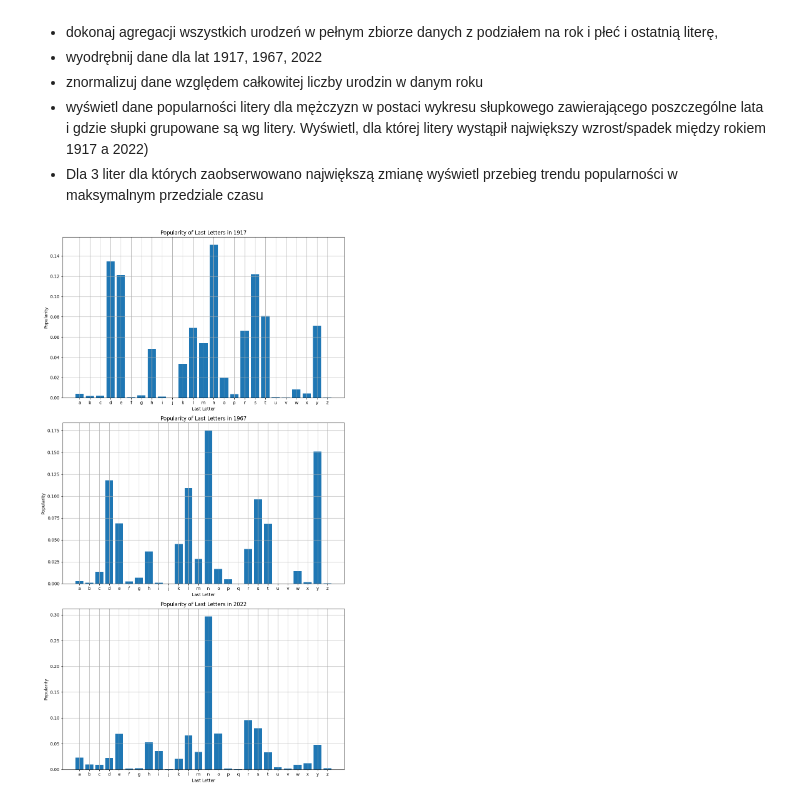
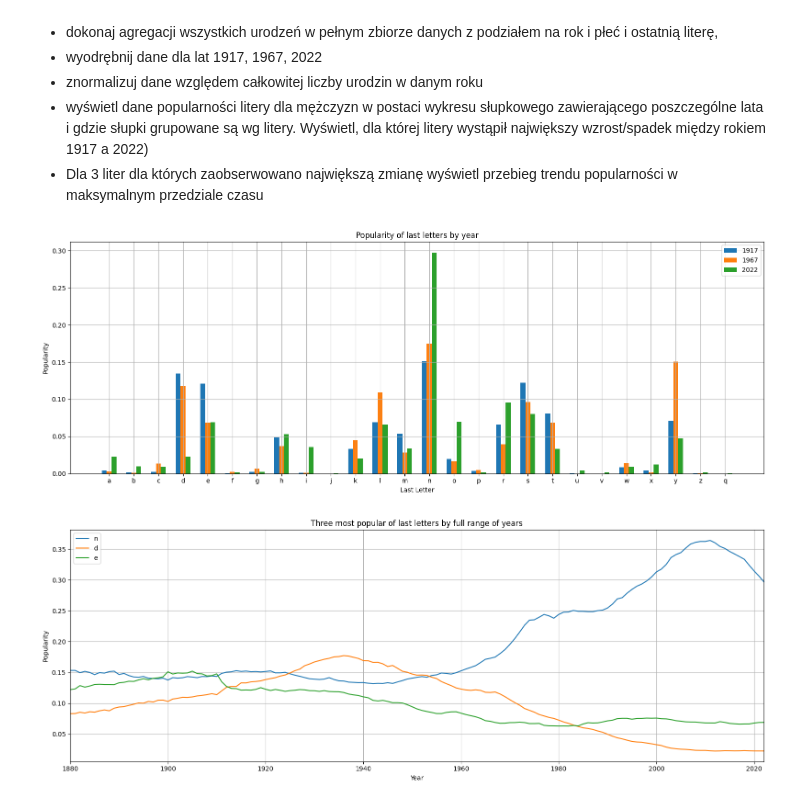
Before and after one commit to pawel-gawron/EAD-Eksploracyjna-analiza-danych, a Jupyter notebook: Lab 05 - Projekt pandas Matplotlib/Lab_05.ipynb, the cells around one changed output. Drawn from its saved outputs; the diff is of its cells as text; code cells hidden in the pictures.

```diff
--- a/Lab 05 - Projekt pandas Matplotlib/Lab_05.ipynb
+++ b/Lab 05 - Projekt pandas Matplotlib/Lab_05.ipynb
@@ -268,44 +268,80 @@ Zweryfikuj hipotezę czy prawdą jest, że w obserwowanym okresie rozkład ostat
 # %%
 last_letter_df_pivot = names_df.copy()
 last_letter_df_pivot['Last letter'] = last_letter_df_pivot['Name'].str[-1]
 last_letter_df_pivot = last_letter_df_pivot.pivot_table(index=['Year', 'Sex', 'Last letter'], values='Quanity', aggfunc='sum')
 
 sum_by_year_sex = last_letter_df_pivot.groupby(['Year', 'Sex']).sum()
 last_letter_df_pivot['Quanity normalization'] = last_letter_df_pivot['Quanity'] / sum_by_year_sex['Quanity']
 
 extract = last_letter_df_pivot.loc[([1917, 1967, 2022], 'M'), :]
 
 years_extract = extract.index.get_level_values('Year').unique()
 
+extract = extract.reindex(pd.MultiIndex.from_product([years_extract, ['M'], extract.index.get_level_values('Last letter').unique()], names=['Year', 'Sex', 'Last letter']), fill_value=0)
+
+# with pd.option_context('display.max_rows', None, 'display.max_columns', None):  # more options can be specified also
+#     print(last_letter_df_pivot)
+
+
+width = 0.2
+
 data = extract.groupby(['Year'])['Quanity normalization']
 
-
-# with pd.option_context('display.max_rows', None, 'display.max_columns', None):  # more options can be specified also
-#     display(extract)
-
-# print(years_extract)
-
-# for group_name, group_data in data:
-#     print(f"Group: {group_name}")
-#     print(group_data)
-
-fig, axes = plt.subplots(len(years_extract), 1, figsize=(10, 6*len(years_extract)))
+fig, ax4 = plt.subplots(figsize=(16, 6))
 
 for i, year in enumerate(years_extract):
-    ax = axes[i]
     year_data = data.get_group(year)
     letters = year_data.index.get_level_values('Last letter')
-    # print(letters)
     quantities = year_data.values
 
-    ax.bar(letters, quantities, label='Last letter popularity')
-    ax.set_xlabel('Last Letter')
-    ax.set_ylabel('Popularity')
-    ax.set_title(f'Popularity of Last Letters in {year}')
-    ax.grid(True)
-    # ax4.legend(loc='best')
+    x = np.arange(0, len(letters))
+    ax4.bar(x + (i - len(letters) / 2) * width - width, quantities, width=width, label=str(year))
+
+ax4.set_xlabel('Last Letter')
+ax4.set_ylabel('Popularity')
+ax4.set_title(f'Popularity of last letters by year')
+ax4.grid(True)
+
+ax4.set_xticks(x - (len(letters) / 2) * width)
+ax4.set_xticklabels(letters)
+
+ax4.legend(loc='best')
 
 plt.tight_layout()
 plt.show()
+
+difference = abs(extract.loc[(1917, 'M'), :]['Quanity normalization'] - extract.loc[(2022, 'M'), :]['Quanity normalization'])
+
+max_difference_letter = difference.nlargest(1)
+max_difference_letter
+
+top_3_max_values = difference.nlargest(3)
+top_3_letters = list(top_3_max_values.index.get_level_values('Last letter'))
+
+first_letter = last_letter_df_pivot.loc[(slice(None), 'M', top_3_letters[0]), :]['Quanity normalization']
+second_letter = last_letter_df_pivot.loc[(slice(None), 'M', top_3_letters[1]), :]['Quanity normalization']
+third_letter = last_letter_df_pivot.loc[(slice(None), 'M', top_3_letters[2]), :]['Quanity normalization']
+
+fig, ax4 = plt.subplots(figsize=(16, 6))
+
+
+ax4.plot(years, first_letter.values, label=top_3_letters[0])
+ax4.plot(years, second_letter.values, label=top_3_letters[1])
+ax4.plot(years, third_letter.values, label=top_3_letters[2])
+
+ax4.set_xlabel('Year')
+ax4.set_ylabel('Popularity')
+ax4.set_title(f'Three most popular of last letters by full range of years')
+ax4.grid(True)
+
+# ax4.set_xticks(years)
+# ax4.set_xticklabels(years)
+
+ax4.legend(loc='best')
+plt.xlim(years[0], years[-1])
+
+plt.tight_layout()
+plt.show()
 # %% [output]
-[figure, old version]
+[figure, new version]
+[figure, added]
```
Also changed, not shown: parts of 1 cell of this notebook.
